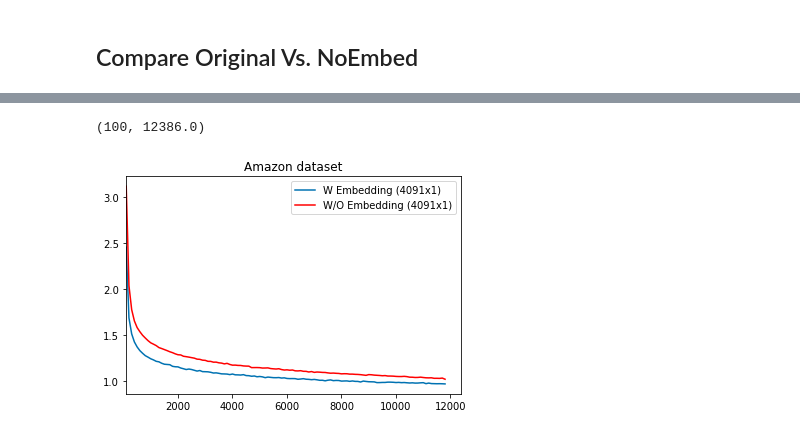
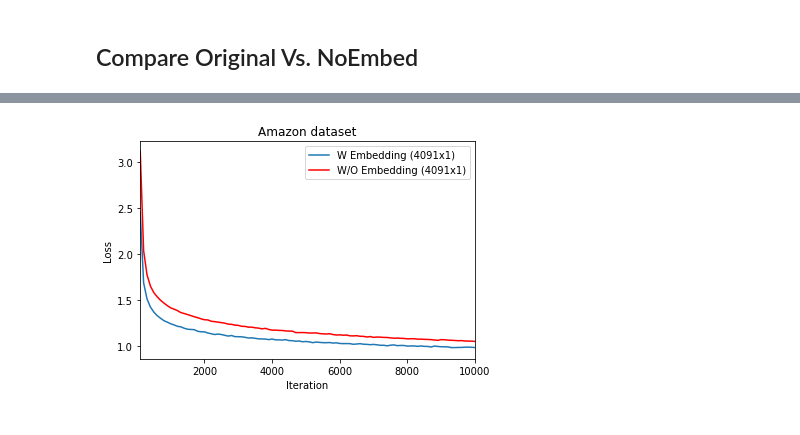
Before and after one commit to mkachuee/sentiment-discovery, a Jupyter notebook: Results.ipynb, the cells around one changed output, grey strips where cells are left out. Cells and saved outputs as stored; diff of their text form; code cells hidden in the pictures.

```diff
--- a/Results.ipynb
+++ b/Results.ipynb
@@ -4,8 +4,8 @@ import pdb
 import numpy as np
 import matplotlib.pyplot as plt
 
-plt.style.use('seaborn-colorblind')
-%matplotlib notebook
+#plt.style.use('seaborn-colorblind')
+%matplotlib inline
 # %% [markdown]
 ## Compare Pretrain Vs. Original
 # %%
@@ -76,16 +126,20 @@ plt.gca().set_xlim(left=100)
 # %%
 org = np.loadtxt('./run_outputs/original_4096x1.txt', delimiter=',')
 pre = np.loadtxt('./run_outputs/NoEmbed_4096x1.txt', delimiter=',')
 
 org[:,2][org[:,2] < 0.9] = np.nan
 pre[:,2][pre[:,2] < 0.9] = np.nan
 
 plt.figure()
 plt.plot(org[:,1], org[:,2])
 plt.plot(pre[:,1], pre[:,2], 'r')
 plt.title('Amazon dataset')
+
+plt.xlabel('Iteration')
+plt.ylabel('Loss')
 plt.legend(['W Embedding (4091x1)', 'W/O Embedding (4091x1)'])
 plt.gca().set_xlim(left=100)
+plt.gca().set_xlim(right=10000)
+plt.savefig('./run_outputs/embedding_4096.png')
 # %% [output]
-(100, 12386.0)
-[figure, old version]
+[figure, new version]
```
Also changed, not shown: parts of 6 cells of this notebook, 3 other files.
